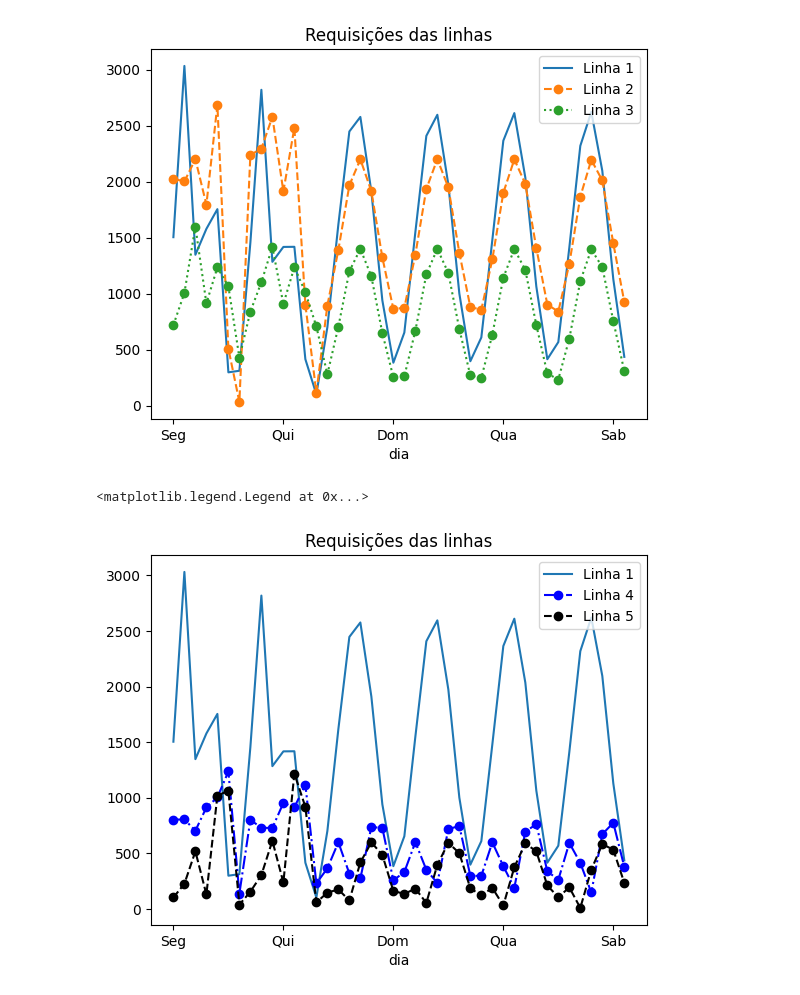
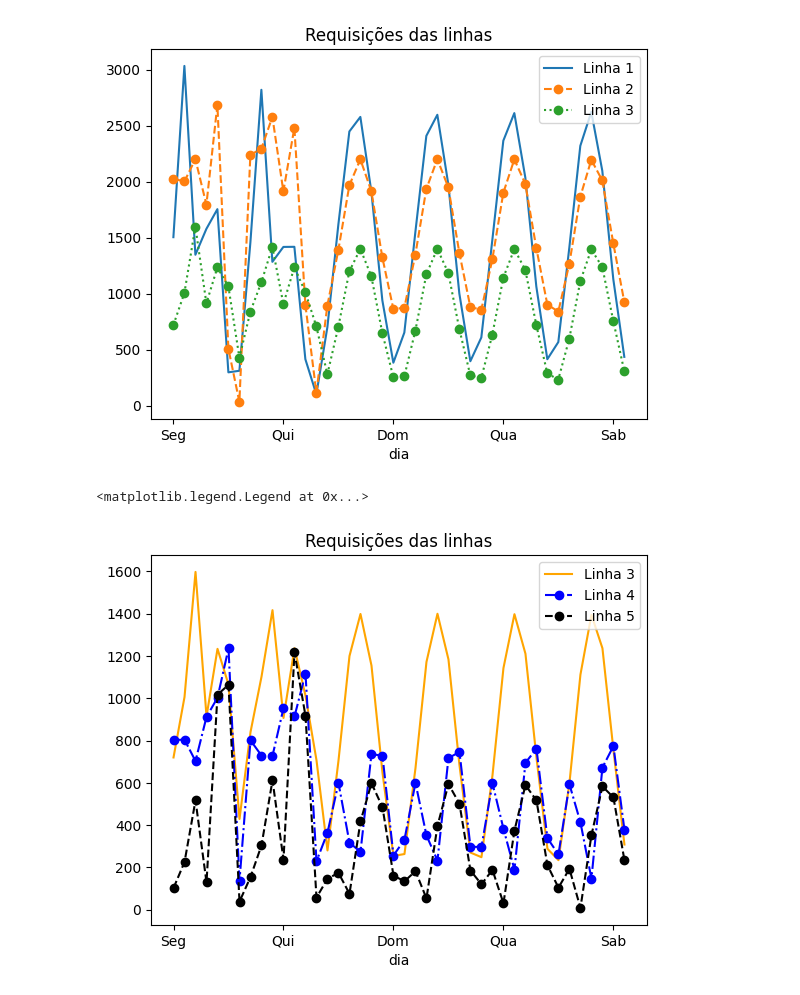
Before and after one commit to Laginho/SmartCity-Simulator, a Jupyter notebook: src/Input/graficos_rotas.ipynb, the cells around one changed output. Cells and saved outputs as stored; diff of their text form; code cells hidden in the pictures.

```diff
--- a/src/Input/graficos_rotas.ipynb
+++ b/src/Input/graficos_rotas.ipynb
@@ -28,10 +28,10 @@ plt.legend(['Linha 1', 'Linha 2', 'Linha 3'])
 <matplotlib.legend.Legend at 0x...>
 [figure]
 # %%
-df_linha1['requests'].plot(title='Requisições das linhas')
+df_linha3['requests'].plot(title='Requisições das linhas', color = "orange")
 df_linha4['requests'].plot(linestyle = "-.", color = "blue", marker = "o")
 df_linha5['requests'].plot(linestyle = "--", color = "black", marker = "o")
-plt.legend(['Linha 1', 'Linha 4', 'Linha 5'])
+plt.legend(['Linha 3', 'Linha 4', 'Linha 5'])
 # %% [output]
 <matplotlib.legend.Legend at 0x...>
-[figure, old version]
+[figure, new version]
```
